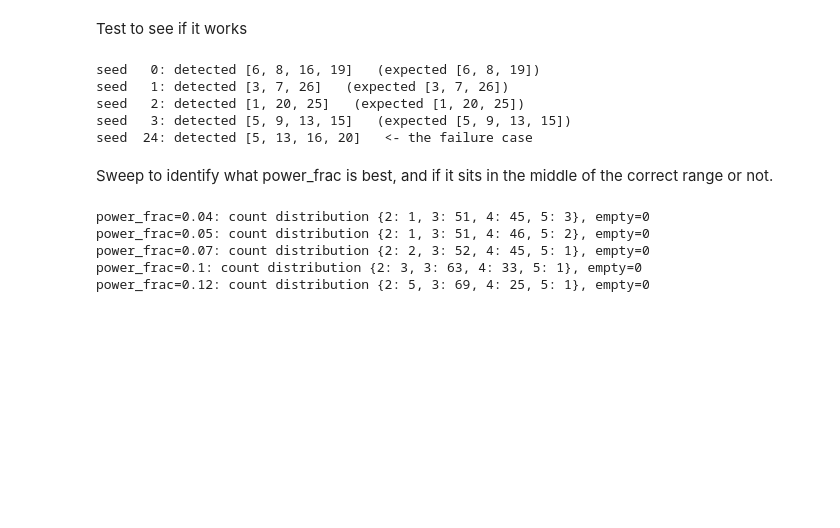
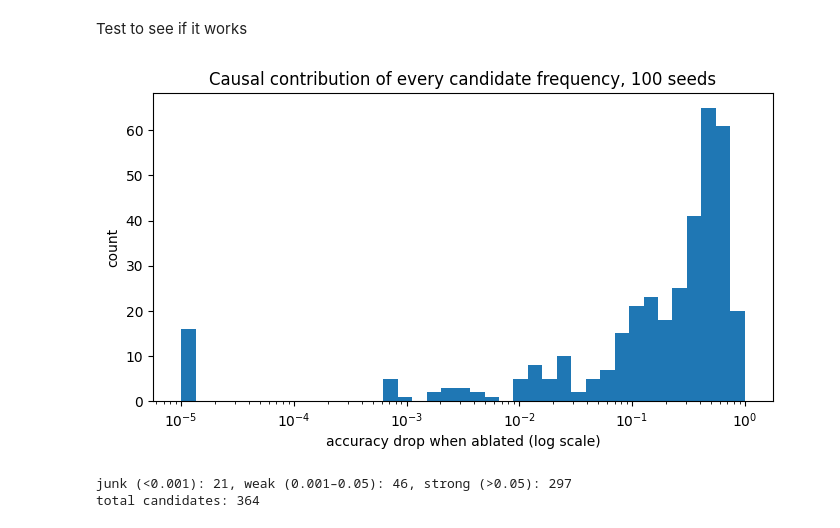
Before and after one commit to martinthuriaux/Grokking-Universality, a Jupyter notebook: 01_seed_sweep.ipynb, the cells around one changed output. Saved outputs shown, nothing was run; the diff lists cells and outputs as text; code cells hidden in the pictures; blank space fills up the shorter version.

Commit message:
Added new detector

```diff
--- a/01_seed_sweep.ipynb
+++ b/01_seed_sweep.ipynb
@@ -281,48 +440,31 @@ def detect_key_frequencies_v2(state_dict_or_model, p, power_frac=0.07):
 # %% [markdown]
 Test to see if it works
-# %%
-import torch, glob
-
-expected = {
-    0: [6, 8, 19],
-    1: [3, 7, 26],
-    2: [1, 20, 25],
-    3: [5, 9, 13, 15],
-    24: None,   # we know it's 4 spikes ~[5,13,16,20]; confirm by eye
-}
-
-for seed in [0, 1, 2, 3, 24]:
-    d = torch.load(f"{OUTPUT_DIR}/run_seed{seed:03d}.pt", map_location="cpu")
-    kf, frac = detect_key_frequencies_v2(d["state_dict"], p)
-    print(f"seed {seed:3d}: detected {kf}"
-          + (f"   (expected {expected[seed]})" if expected[seed] else "   <- the failure case"))
-# %% [output]
-seed   0: detected [6, 8, 16, 19]   (expected [6, 8, 19])
-seed   1: detected [3, 7, 26]   (expected [3, 7, 26])
-seed   2: detected [1, 20, 25]   (expected [1, 20, 25])
-seed   3: detected [5, 9, 13, 15]   (expected [5, 9, 13, 15])
-seed  24: detected [5, 13, 16, 20]   <- the failure case
-# %% [markdown]
-Sweep to identify what power_frac is best, and if it sits in the middle of the correct range or not.
-# %%
-import collections
-
-files = sorted(glob.glob(f"{OUTPUT_DIR}/run_seed*.pt"))
-for pf in [0.04, 0.05, 0.07, 0.10, 0.12]:
-    counts = collections.Counter()
-    n_empty = 0
-    for f in files:
-        d = torch.load(f, map_location="cpu")
-        if not d["grokked"]:
-            continue
-        kf, _ = detect_key_frequencies_v2(d["state_dict"], p, power_frac=pf)
-        counts[len(kf)] += 1
-        n_empty += (len(kf) == 0)
-    print(f"power_frac={pf}: count distribution {dict(sorted(counts.items()))}, empty={n_empty}")
-# %% [output]
-power_frac=0.04: count distribution {2: 1, 3: 51, 4: 45, 5: 3}, empty=0
-power_frac=0.05: count distribution {2: 1, 3: 51, 4: 46, 5: 2}, empty=0
-power_frac=0.07: count distribution {2: 2, 3: 52, 4: 45, 5: 1}, empty=0
-power_frac=0.1: count distribution {2: 3, 3: 63, 4: 33, 5: 1}, empty=0
-power_frac=0.12: count distribution {2: 5, 3: 69, 4: 25, 5: 1}, empty=0
+# %%
+import matplotlib.pyplot as plt
+
+
+all_drops = []
+for fpath in files:
+    d = torch.load(fpath, map_location="cpu")
+    if not d["grokked"]: continue
+    _, diag = detect_key_frequencies_v3(d["state_dict"], p, drop_thresh=0.01)
+    all_drops.extend(diag["drops"].values())
+
+all_drops = np.array(all_drops)
+plt.figure(figsize=(8,4))
+plt.hist(np.clip(all_drops, 1e-5, None), bins=np.logspace(-5, 0, 40))
+plt.xscale("log")
+plt.xlabel("accuracy drop when ablated (log scale)"); plt.ylabel("count")
+plt.title("Causal contribution of every candidate frequency, 100 seeds")
+plt.show()
+
+junk   = (all_drops < 1e-3).sum()
+weak   = ((all_drops >= 1e-3) & (all_drops < 0.05)).sum()
+strong = (all_drops >= 0.05).sum()
+print(f"junk (<0.001): {junk}, weak (0.001–0.05): {weak}, strong (>0.05): {strong}")
+print(f"total candidates: {len(all_drops)}")
+# %% [output]
+[figure, added]
+junk (<0.001): 21, weak (0.001–0.05): 46, strong (>0.05): 297
+total candidates: 364
 # %%
```
Also changed, not shown: parts of 9 cells of this notebook.
